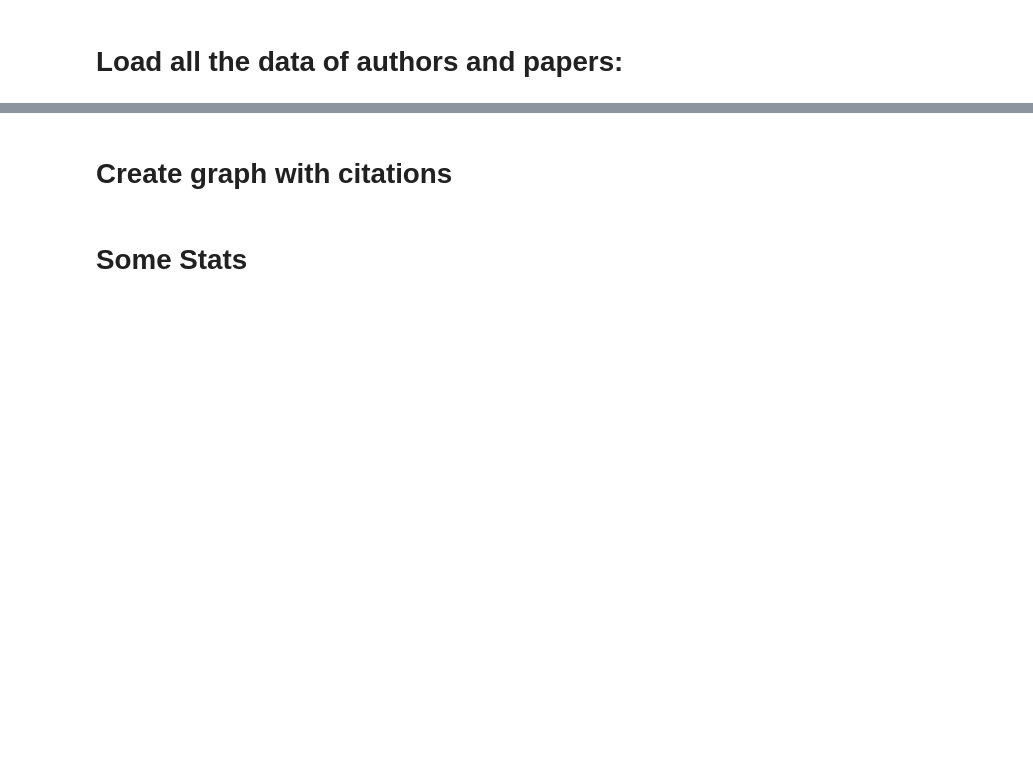
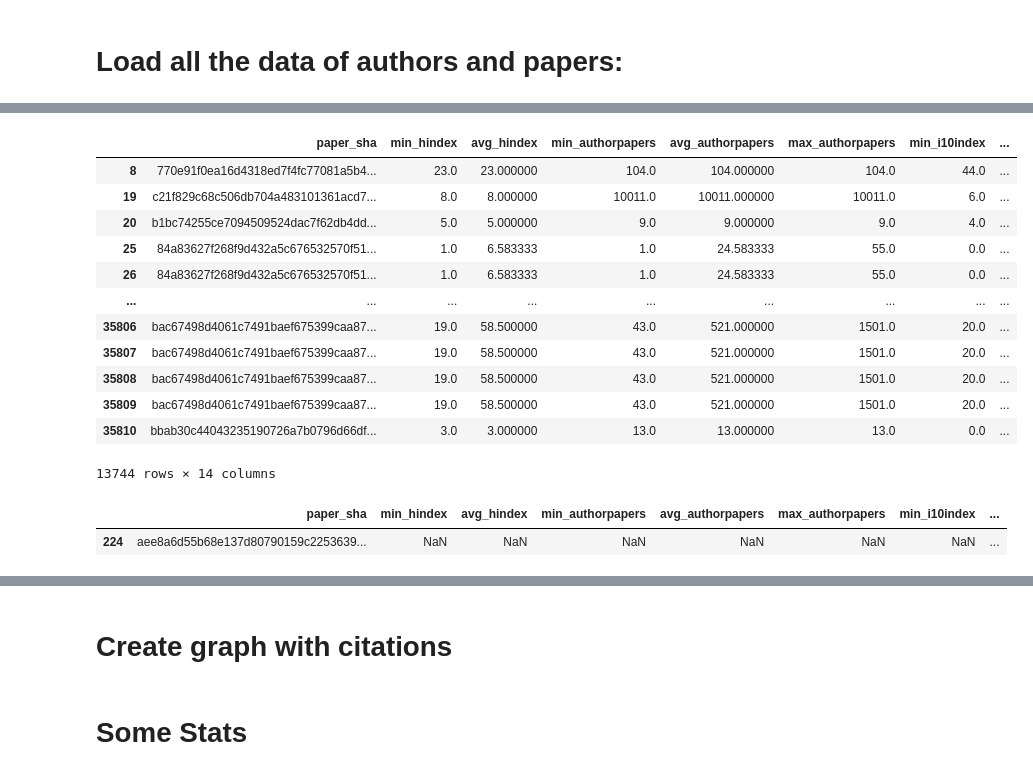
Before and after one commit to pilmus/thesis, a Jupyter notebook: src/ferraro/load_data.ipynb, the cells around one changed output, grey strips where cells are left out. Drawn from its saved outputs; the diff is of its cells as text; code cells hidden in the pictures; blank space fills up the shorter version.

```diff
--- a/src/ferraro/load_data.ipynb
+++ b/src/ferraro/load_data.ipynb
@@ -26,0 +214,21 @@ training_data = load_data.load_training_data(training_data_file)
+# %%
+meta[(meta==0).any(axis=1)]
+# %% [output]
+|  | paper_sha | min_hindex | avg_hindex | min_authorpapers | avg_authorpapers | max_authorpapers | min_i10index | ... |
+| 8 | 770e91f0ea16d4318ed7f4fc77081a5b4... | 23.0 | 23.000000 | 104.0 | 104.000000 | 104.0 | 44.0 | ... |
+| 19 | c21f829c68c506db704a483101361acd7... | 8.0 | 8.000000 | 10011.0 | 10011.000000 | 10011.0 | 6.0 | ... |
+| 20 | b1bc74255ce7094509524dac7f62db4dd... | 5.0 | 5.000000 | 9.0 | 9.000000 | 9.0 | 4.0 | ... |
+| 25 | 84a83627f268f9d432a5c676532570f51... | 1.0 | 6.583333 | 1.0 | 24.583333 | 55.0 | 0.0 | ... |
+| 26 | 84a83627f268f9d432a5c676532570f51... | 1.0 | 6.583333 | 1.0 | 24.583333 | 55.0 | 0.0 | ... |
+| ... | ... | ... | ... | ... | ... | ... | ... | ... |
+| 35806 | bac67498d4061c7491baef675399caa87... | 19.0 | 58.500000 | 43.0 | 521.000000 | 1501.0 | 20.0 | ... |
+| 35807 | bac67498d4061c7491baef675399caa87... | 19.0 | 58.500000 | 43.0 | 521.000000 | 1501.0 | 20.0 | ... |
+| 35808 | bac67498d4061c7491baef675399caa87... | 19.0 | 58.500000 | 43.0 | 521.000000 | 1501.0 | 20.0 | ... |
+| 35809 | bac67498d4061c7491baef675399caa87... | 19.0 | 58.500000 | 43.0 | 521.000000 | 1501.0 | 20.0 | ... |
+| 35810 | bbab30c44043235190726a7b0796d66df... | 3.0 | 3.000000 | 13.0 | 13.000000 | 13.0 | 0.0 | ... |
+13744 rows × 14 columns
+# %%
+meta[meta.paper_sha == 'aee8a6d55b68e137d80790159c2253639ecb7d25']
+# %% [output]
+|  | paper_sha | min_hindex | avg_hindex | min_authorpapers | avg_authorpapers | max_authorpapers | min_i10index | ... |
+| 224 | aee8a6d55b68e137d80790159c2253639... | NaN | NaN | NaN | NaN | NaN | NaN | ... |
```
Also changed, not shown: parts of 22 cells of this notebook, 3 other files.
